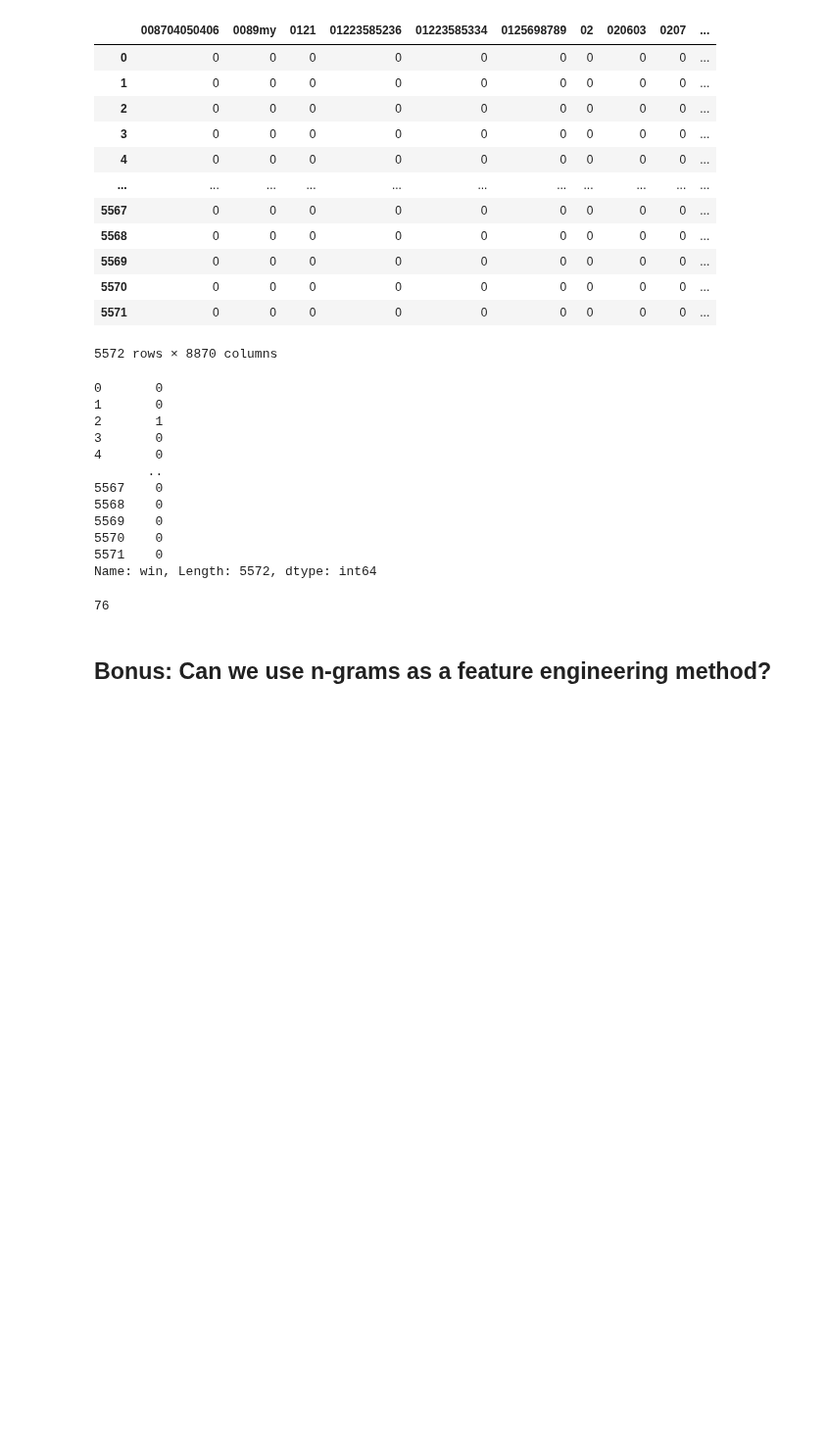
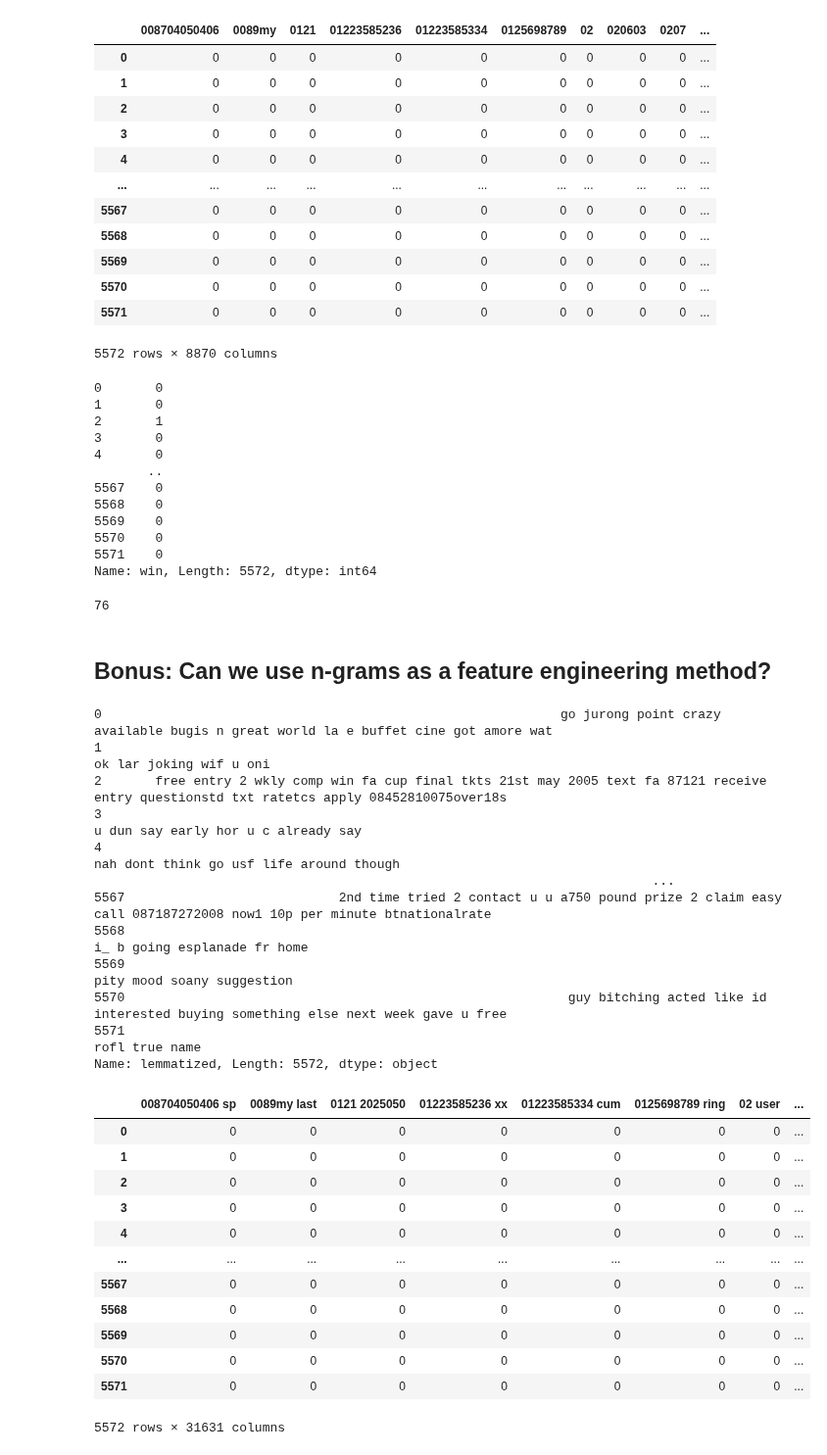
Before and after one commit to brianclements03/nlp, a Jupyter notebook: model.ipynb, the cells around one changed output. Shown at 98% size. Cells and saved outputs as stored; diff of their text form; code cells hidden in the pictures; blank space fills up the shorter version.

```diff
--- a/model.ipynb
+++ b/model.ipynb
@@ -418,0 +412,33 @@ cv = CountVectorizer(ngram_range=(2,2))
+# %%
+from pprint import pprint
+cv = CountVectorizer(ngram_range=(2, 2))
+bigrams = cv.fit_transform(df.lemmatized)
+
+pprint(df.lemmatized)
+pd.DataFrame(bigrams.todense(), columns=cv.get_feature_names())
+# %% [output]
+0                                                            go jurong point crazy available bugis n great world la e buffet cine got amore wat
+1                                                                                                                       ok lar joking wif u oni
+2       free entry 2 wkly comp win fa cup final tkts 21st may 2005 text fa 87121 receive entry questionstd txt ratetcs apply 08452810075over18s
+3                                                                                                           u dun say early hor u c already say
+4                                                                                                      nah dont think go usf life around though
+                                                                         ...
+5567                            2nd time tried 2 contact u u a750 pound prize 2 claim easy call 087187272008 now1 10p per minute btnationalrate
+5568                                                                                                               i_ b going esplanade fr home
+5569                                                                                                                 pity mood soany suggestion
+5570                                                          guy bitching acted like id interested buying something else next week gave u free
+5571                                                                                                                             rofl true name
+Name: lemmatized, Length: 5572, dtype: object
+|  | 008704050406 sp | 0089my last | 0121 2025050 | 01223585236 xx | 01223585334 cum | 0125698789 ring | 02 user | ... |
+| 0 | 0 | 0 | 0 | 0 | 0 | 0 | 0 | ... |
+| 1 | 0 | 0 | 0 | 0 | 0 | 0 | 0 | ... |
+| 2 | 0 | 0 | 0 | 0 | 0 | 0 | 0 | ... |
+| 3 | 0 | 0 | 0 | 0 | 0 | 0 | 0 | ... |
+| 4 | 0 | 0 | 0 | 0 | 0 | 0 | 0 | ... |
+| ... | ... | ... | ... | ... | ... | ... | ... | ... |
+| 5567 | 0 | 0 | 0 | 0 | 0 | 0 | 0 | ... |
+| 5568 | 0 | 0 | 0 | 0 | 0 | 0 | 0 | ... |
+| 5569 | 0 | 0 | 0 | 0 | 0 | 0 | 0 | ... |
+| 5570 | 0 | 0 | 0 | 0 | 0 | 0 | 0 | ... |
+| 5571 | 0 | 0 | 0 | 0 | 0 | 0 | 0 | ... |
+5572 rows × 31631 columns
```
Also changed, not shown: parts of 4 cells of this notebook, 2 other files.
